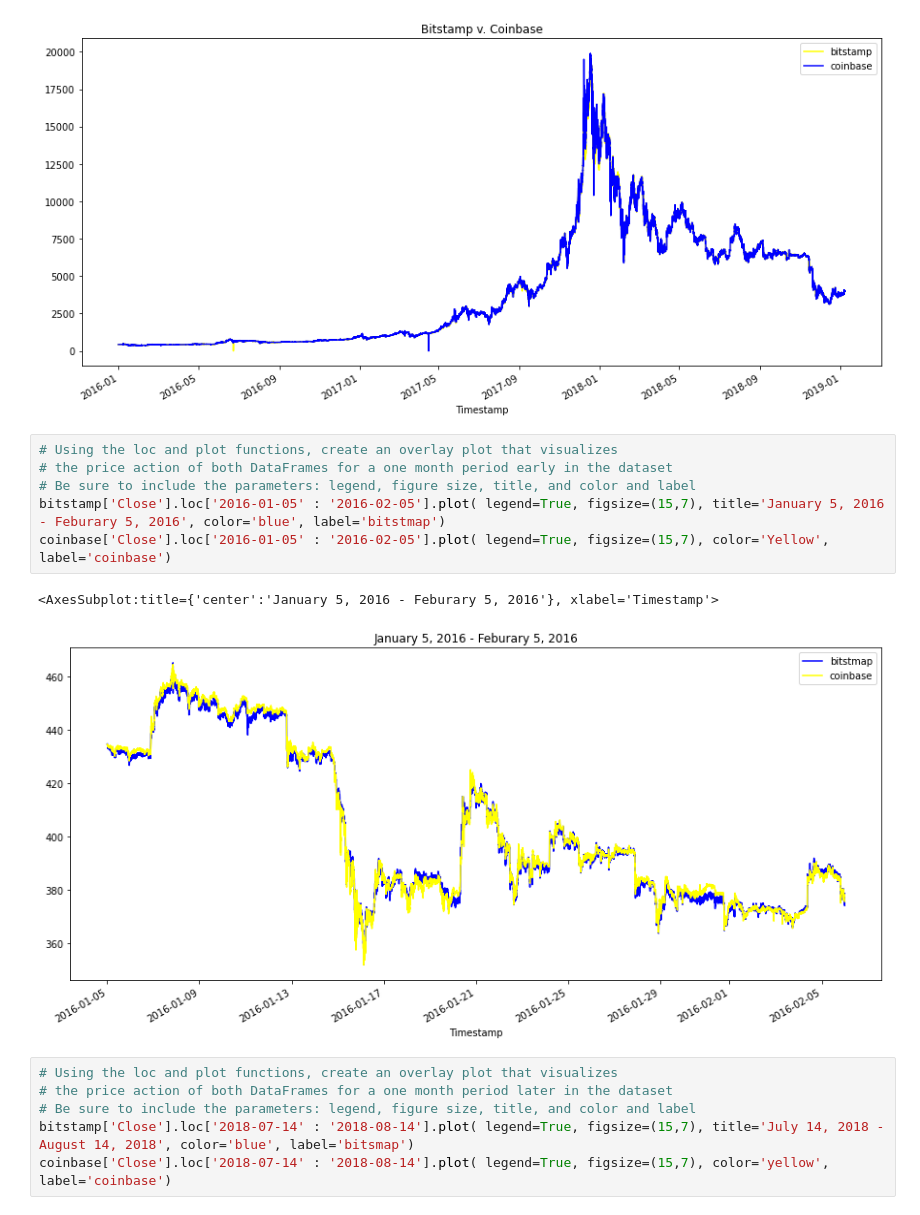
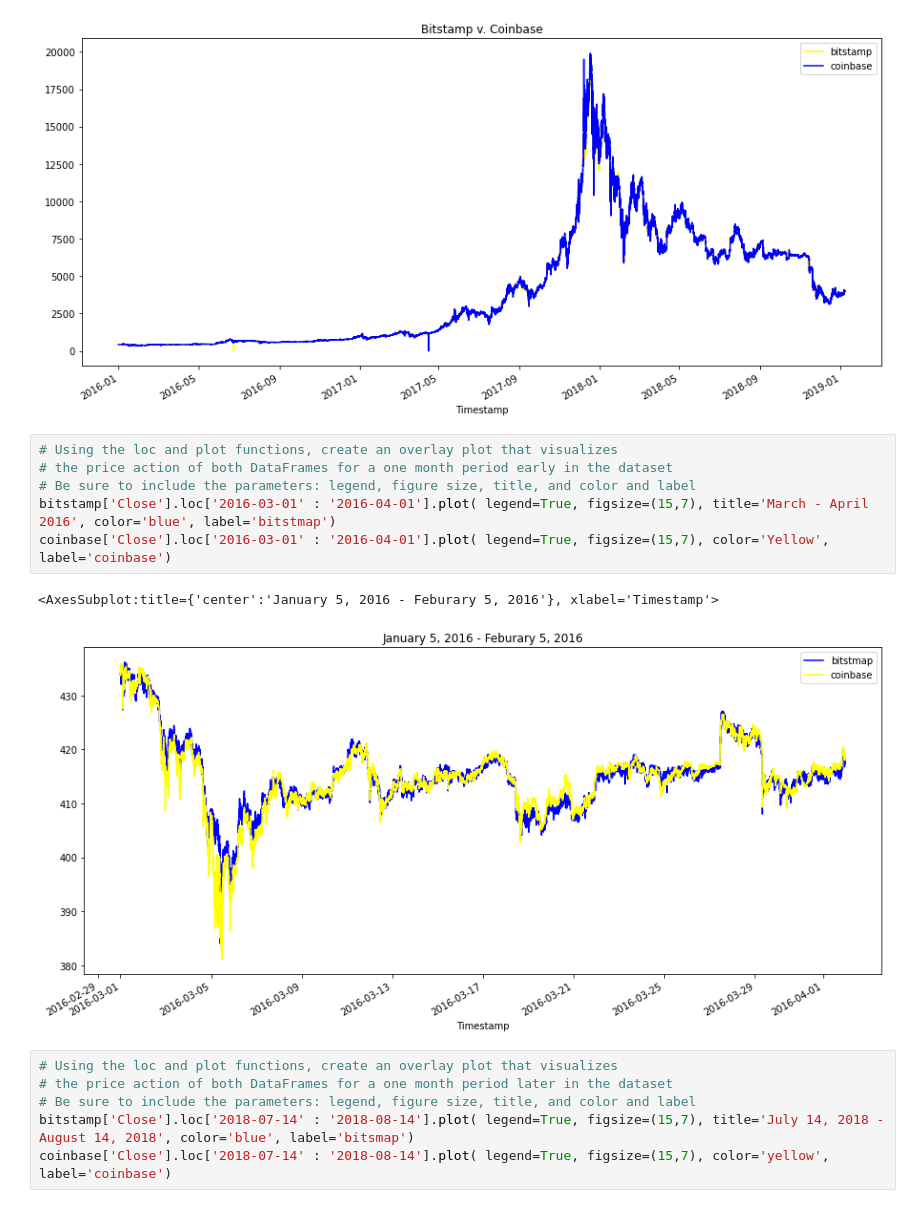
Before and after one commit to Miggs00/crypto_arbitrage_opportunities_analysis, a Jupyter notebook: crypto_arbitrage.ipynb, the cells around one changed output. Saved outputs shown, nothing was run; the diff lists cells and outputs as text.

```diff
--- a/crypto_arbitrage.ipynb
+++ b/crypto_arbitrage.ipynb
@@ -312,12 +312,12 @@ coinbase['Close'].plot(legend=True, figsize=(15,7), color="Blue", label="coinbas
 # %%
 # Using the loc and plot functions, create an overlay plot that visualizes
 # the price action of both DataFrames for a one month period early in the dataset
 # Be sure to include the parameters: legend, figure size, title, and color and label
-bitstamp['Close'].loc['2016-01-05' : '2016-02-05'].plot( legend=True, figsize=(15,7), title='January 5, 2016 - Feburary 5, 2016', color='blue', label='bitstmap')
-coinbase['Close'].loc['2016-01-05' : '2016-02-05'].plot( legend=True, figsize=(15,7), color='Yellow', label='coinbase')
+bitstamp['Close'].loc['2016-03-01' : '2016-04-01'].plot( legend=True, figsize=(15,7), title='March - April 2016', color='blue', label='bitstmap')
+coinbase['Close'].loc['2016-03-01' : '2016-04-01'].plot( legend=True, figsize=(15,7), color='Yellow', label='coinbase')
 # %% [output]
 <AxesSubplot:title={'center':'January 5, 2016 - Feburary 5, 2016'}, xlabel='Timestamp'>
-[figure, old version]
+[figure, new version]
 # %%
 # Using the loc and plot functions, create an overlay plot that visualizes
 # the price action of both DataFrames for a one month period later in the dataset
```
Also changed, not shown: parts of 30 cells of this notebook.
